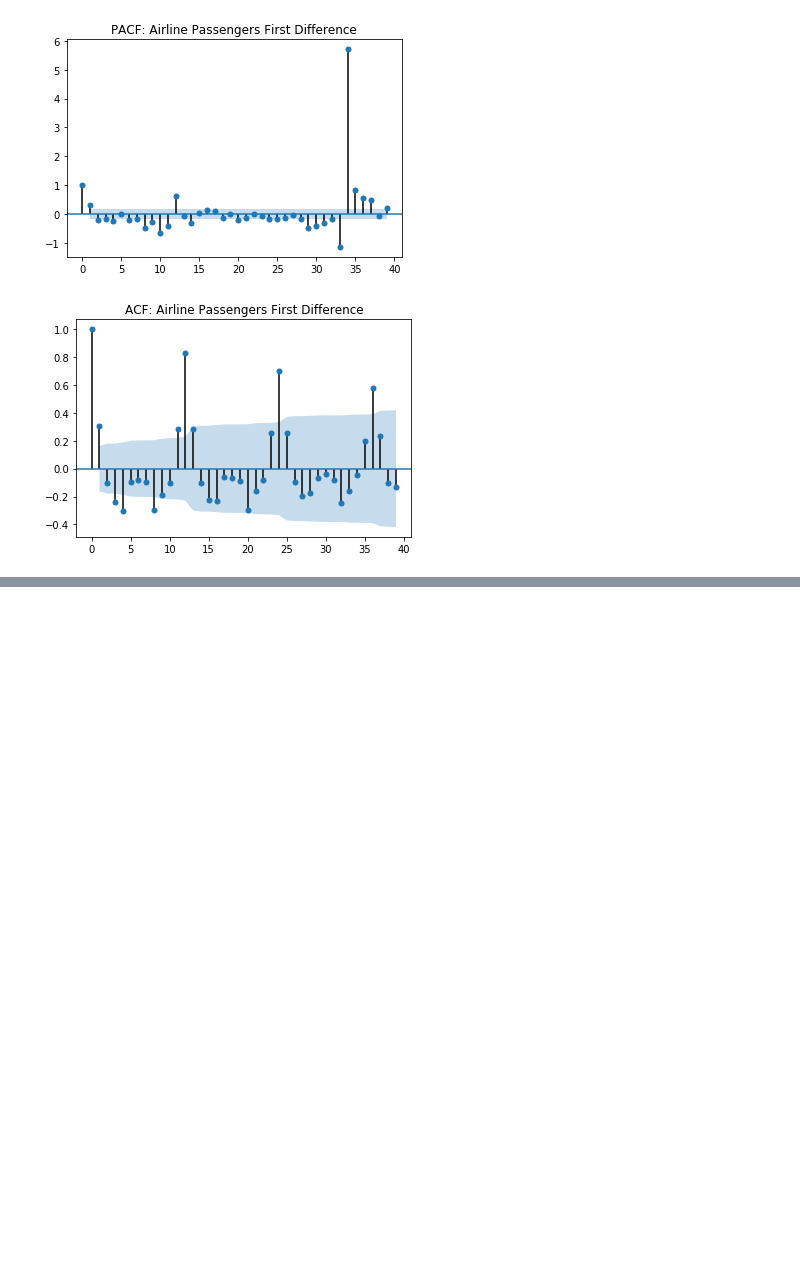
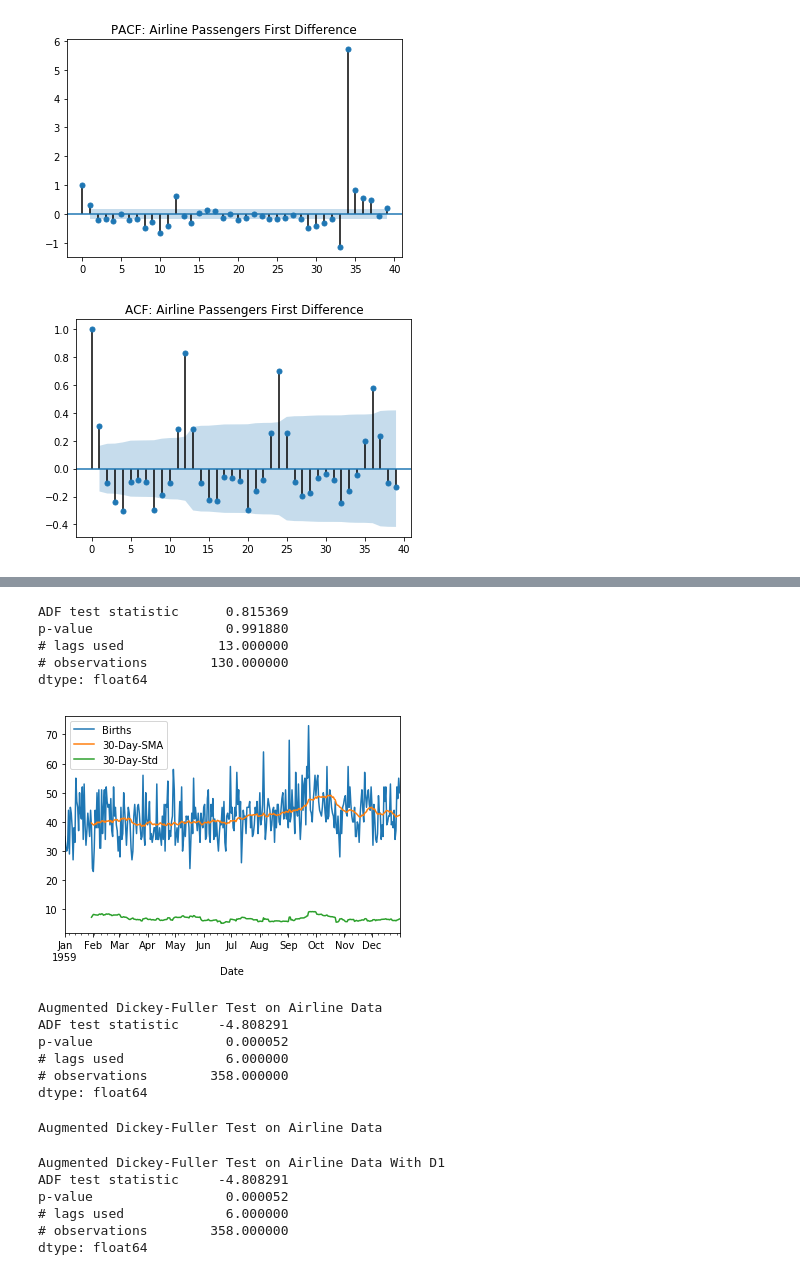
Before and after one commit to ywchiu/ctbcpy, a Jupyter notebook: Demo20190506.ipynb, the cells around one changed output, grey strips where cells are left out. Saved outputs shown, nothing was run; the diff lists cells and outputs as text; code cells hidden in the pictures; blank space fills up the shorter version.

```diff
--- a/Demo20190506.ipynb
+++ b/Demo20190506.ipynb
@@ -468,0 +498,29 @@ plot_acf(df1['d1'].dropna(),title=title,lags=np.arange(lags));
+# %%
+dfout
+# %% [output]
+ADF test statistic      0.815369
+p-value                 0.991880
+# lags used            13.000000
+# observations        130.000000
+dtype: float64
+# %%
+df2['30-Day-SMA'] = df2['Births'].rolling(window=30).mean()
+df2['30-Day-Std'] = df2['Births'].rolling(window=30).std()
+
+df2[['Births','30-Day-SMA','30-Day-Std']].plot();
+# %% [output]
+[figure, added]
+# %%
+from statsmodels.tsa.stattools import adfuller
+print('Augmented Dickey-Fuller Test on Airline Data')
+dftest = adfuller(df2['Births'], autolag='AIC')
+dfout = pd.Series(dftest[0:4],index=['ADF test statistic','p-value','# lags used','# observations'])
+
+print(dfout)
+# %% [output]
+Augmented Dickey-Fuller Test on Airline Data
+ADF test statistic     -4.808291
+p-value                 0.000052
+# lags used             6.000000
+# observations        358.000000
+dtype: float64
@@ -468,0 +531,21 @@ plot_acf(df1['d1'].dropna(),title=title,lags=np.arange(lags));
+# %%
+from statsmodels.tsa.stattools import adfuller
+print('Augmented Dickey-Fuller Test on Airline Data')
+df1.dropna(inplace=True)
+dftest = adfuller(df1['d1'],autolag='AIC')
+# %% [output]
+Augmented Dickey-Fuller Test on Airline Data
+# %%
+from statsmodels.tsa.stattools import adfuller
+print('Augmented Dickey-Fuller Test on Airline Data With D1')
+dftest = adfuller(df2['Births'], autolag='AIC')
+dfout = pd.Series(dftest[0:4],index=['ADF test statistic','p-value','# lags used','# observations'])
+
+print(dfout)
+# %% [output]
+Augmented Dickey-Fuller Test on Airline Data With D1
+ADF test statistic     -4.808291
+p-value                 0.000052
+# lags used             6.000000
+# observations        358.000000
+dtype: float64
```
Also changed, not shown: parts of 29 cells of this notebook.
